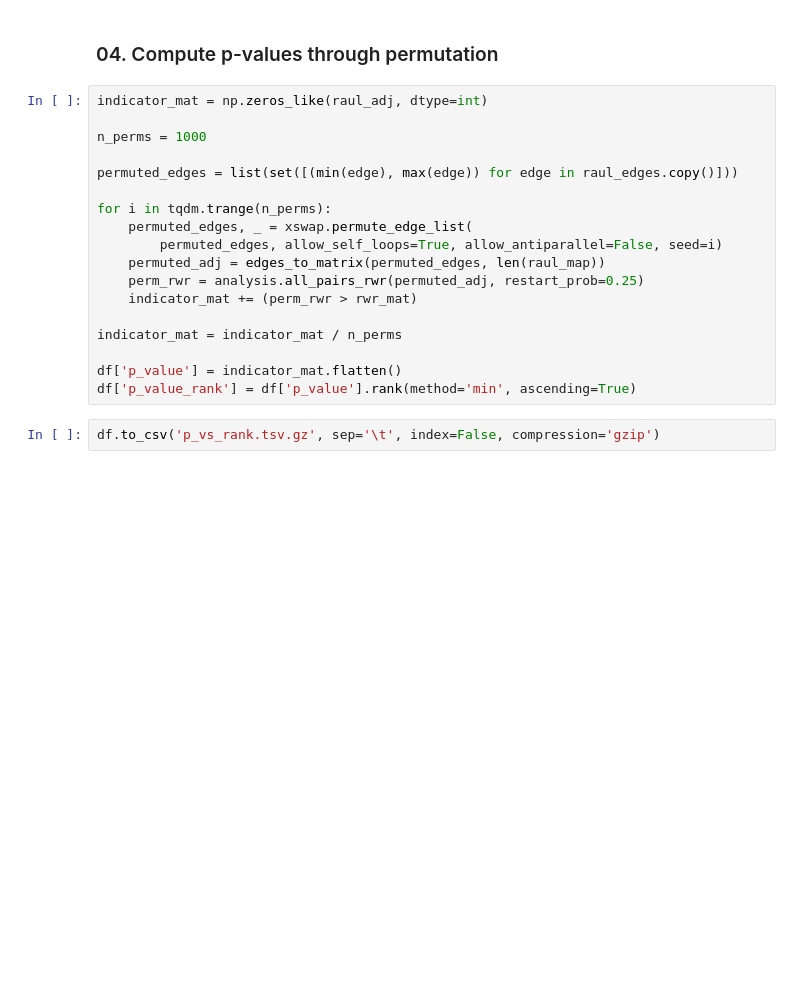
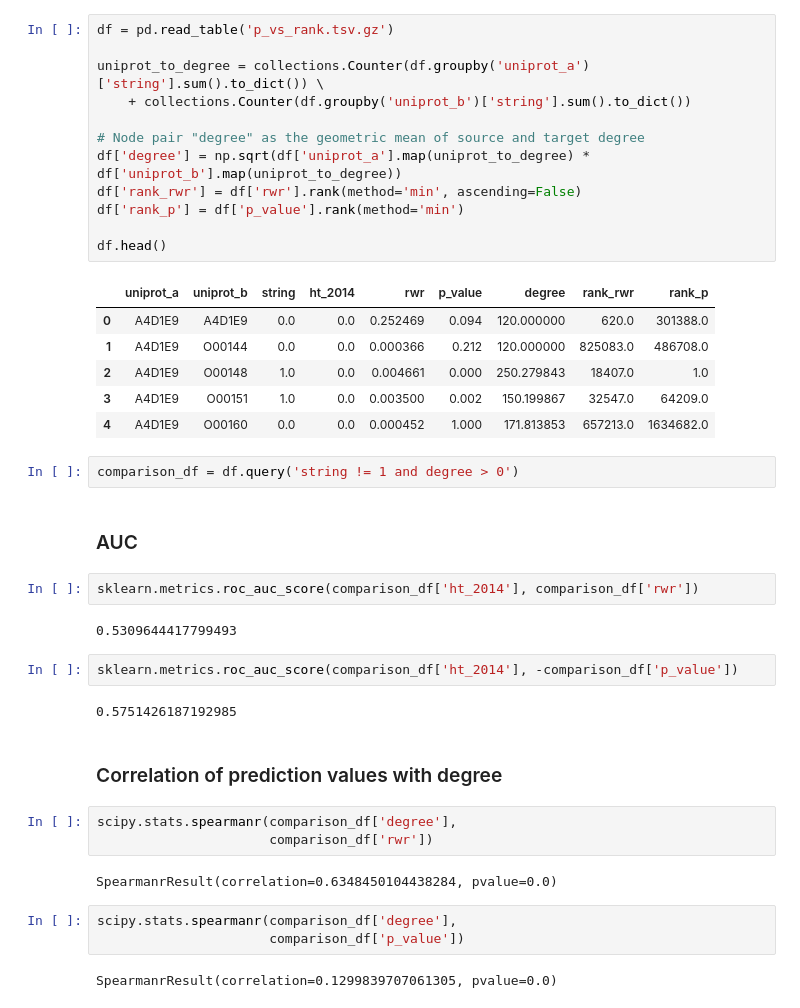
Before and after one commit to greenelab/xswap-analysis, a Jupyter notebook: nb/p_vs_rank_1.ipynb, the cells around one changed output. Cells and saved outputs as stored; diff of their text form; blank space fills up the shorter version.

```diff
--- a/nb/p_vs_rank_1.ipynb
+++ b/nb/p_vs_rank_1.ipynb
@@ -91,22 +13,43 @@ df = (
-# %% [markdown]
-### 04. Compute p-values through permutation
-# %%
-indicator_mat = np.zeros_like(raul_adj, dtype=int)
-
-n_perms = 1000
-
-permuted_edges = list(set([(min(edge), max(edge)) for edge in raul_edges.copy()]))
-
-for i in tqdm.trange(n_perms):
-    permuted_edges, _ = xswap.permute_edge_list(
-        permuted_edges, allow_self_loops=True, allow_antiparallel=False, seed=i)
-    permuted_adj = edges_to_matrix(permuted_edges, len(raul_map))
-    perm_rwr = analysis.all_pairs_rwr(permuted_adj, restart_prob=0.25)
-    indicator_mat += (perm_rwr > rwr_mat)
-
-indicator_mat = indicator_mat / n_perms
-
-df['p_value'] = indicator_mat.flatten()
-df['p_value_rank'] = df['p_value'].rank(method='min', ascending=True)
-# %%
-df.to_csv('p_vs_rank.tsv.gz', sep='\t', index=False, compression='gzip')
+# %%
+df = pd.read_table('p_vs_rank.tsv.gz')
+
+uniprot_to_degree = collections.Counter(df.groupby('uniprot_a')['string'].sum().to_dict()) \
+    + collections.Counter(df.groupby('uniprot_b')['string'].sum().to_dict())
+
+# Node pair "degree" as the geometric mean of source and target degree
+df['degree'] = np.sqrt(df['uniprot_a'].map(uniprot_to_degree) * df['uniprot_b'].map(uniprot_to_degree))
+df['rank_rwr'] = df['rwr'].rank(method='min', ascending=False)
+df['rank_p'] = df['p_value'].rank(method='min')
+
+df.head()
+# %% [output]
+|  | uniprot_a | uniprot_b | string | ht_2014 | rwr | p_value | degree | rank_rwr | rank_p |
+| 0 | A4D1E9 | A4D1E9 | 0.0 | 0.0 | 0.252469 | 0.094 | 120.000000 | 620.0 | 301388.0 |
+| 1 | A4D1E9 | O00144 | 0.0 | 0.0 | 0.000366 | 0.212 | 120.000000 | 825083.0 | 486708.0 |
+| 2 | A4D1E9 | O00148 | 1.0 | 0.0 | 0.004661 | 0.000 | 250.279843 | 18407.0 | 1.0 |
+| 3 | A4D1E9 | O00151 | 1.0 | 0.0 | 0.003500 | 0.002 | 150.199867 | 32547.0 | 64209.0 |
+| 4 | A4D1E9 | O00160 | 0.0 | 0.0 | 0.000452 | 1.000 | 171.813853 | 657213.0 | 1634682.0 |
+# %%
+comparison_df = df.query('string != 1 and degree > 0')
+# %% [markdown]
+### AUC
+# %%
+sklearn.metrics.roc_auc_score(comparison_df['ht_2014'], comparison_df['rwr'])
+# %% [output]
+0.5309644417799493
+# %%
+sklearn.metrics.roc_auc_score(comparison_df['ht_2014'], -comparison_df['p_value'])
+# %% [output]
+0.5751426187192985
+# %% [markdown]
+### Correlation of prediction values with degree
+# %%
+scipy.stats.spearmanr(comparison_df['degree'],
+                      comparison_df['rwr'])
+# %% [output]
+SpearmanrResult(correlation=0.6348450104438284, pvalue=0.0)
+# %%
+scipy.stats.spearmanr(comparison_df['degree'],
+                      comparison_df['p_value'])
+# %% [output]
+SpearmanrResult(correlation=0.1299839707061305, pvalue=0.0)
```
Also changed, not shown: parts of 12 cells of this notebook, 5 other files.
